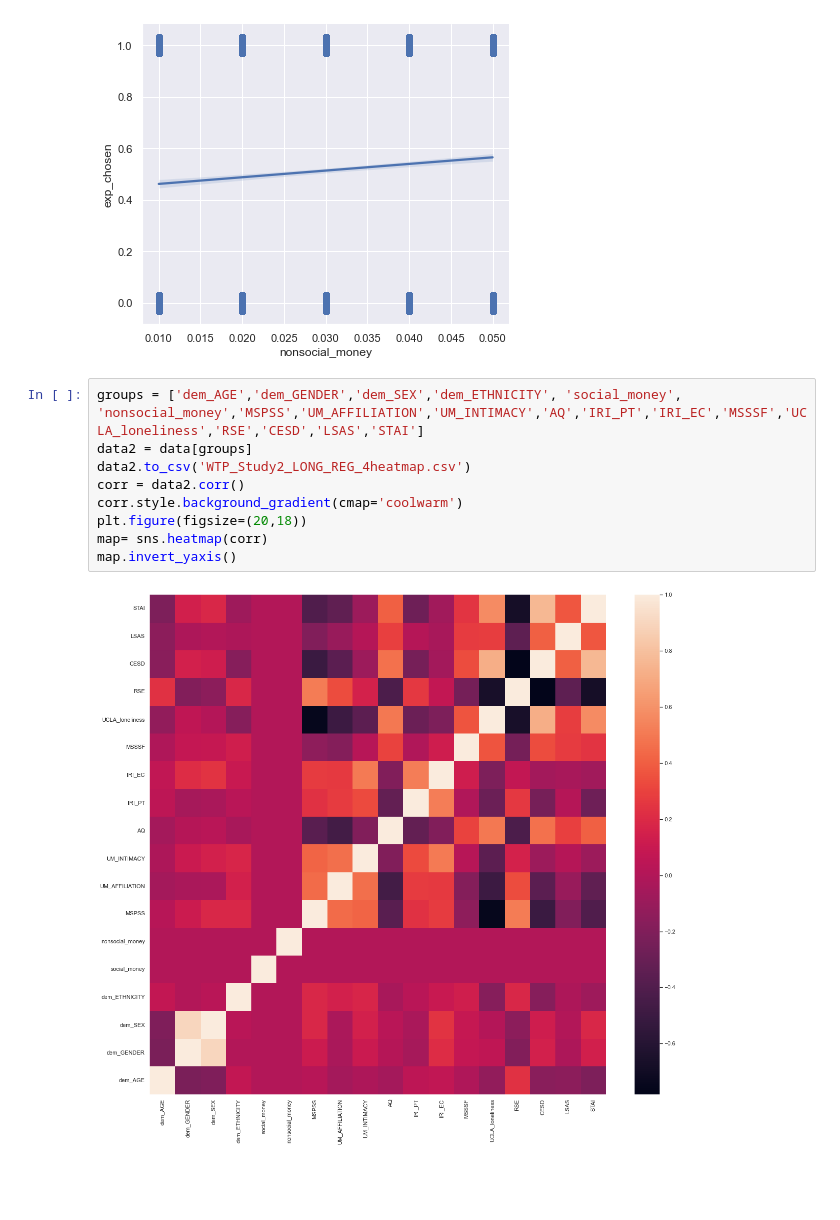
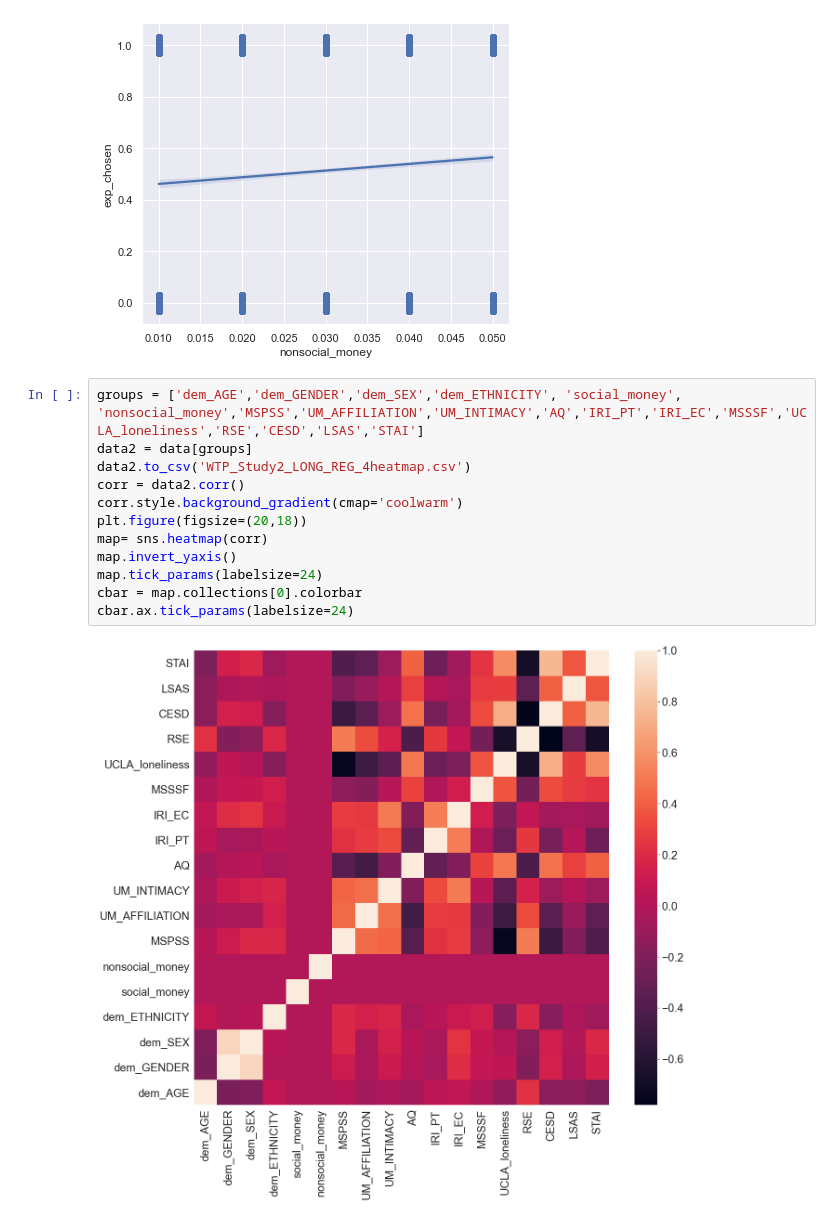
Before and after one commit to fareri-lab/WTP_CardTask, a Jupyter notebook: APS/WTP_HLM.ipynb, the cells around one changed output. Cells and saved outputs as stored; diff of their text form; blank space fills up the shorter version.

Commit message:
text size edits to heatmap

```diff
--- a/APS/WTP_HLM.ipynb
+++ b/APS/WTP_HLM.ipynb
@@ -623,11 +623,14 @@ plt.show()
 # %%
 groups = ['dem_AGE','dem_GENDER','dem_SEX','dem_ETHNICITY', 'social_money', 'nonsocial_money','MSPSS','UM_AFFILIATION','UM_INTIMACY','AQ','IRI_PT','IRI_EC','MSSSF','UCLA_loneliness','RSE','CESD','LSAS','STAI']
 data2 = data[groups]
 data2.to_csv('WTP_Study2_LONG_REG_4heatmap.csv')
 corr = data2.corr()
 corr.style.background_gradient(cmap='coolwarm')
 plt.figure(figsize=(20,18))
 map= sns.heatmap(corr)
 map.invert_yaxis()
+map.tick_params(labelsize=24)
+cbar = map.collections[0].colorbar
+cbar.ax.tick_params(labelsize=24)
 # %% [output]
-[figure, old version]
+[figure, new version]
```
Also changed, not shown: 1 other file.
